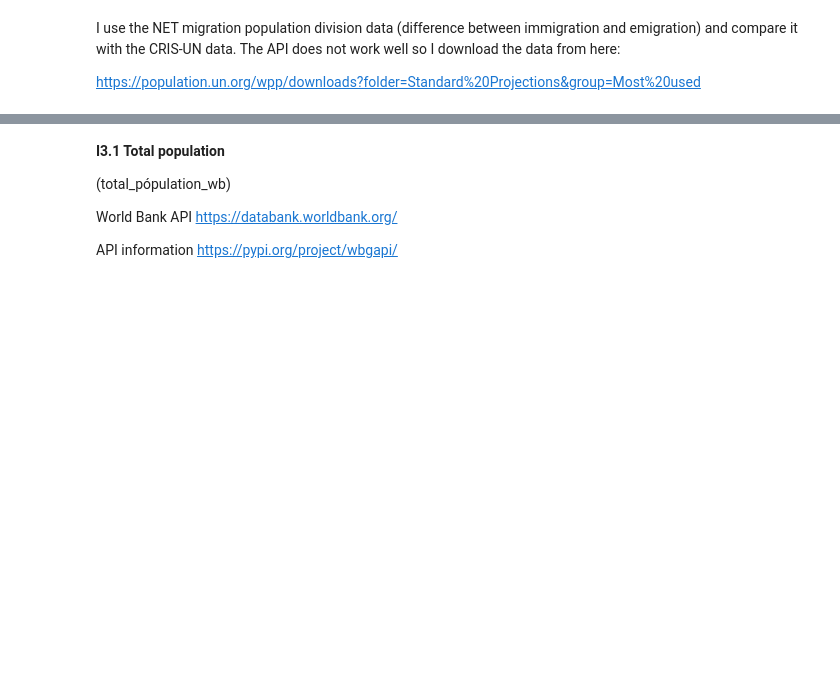
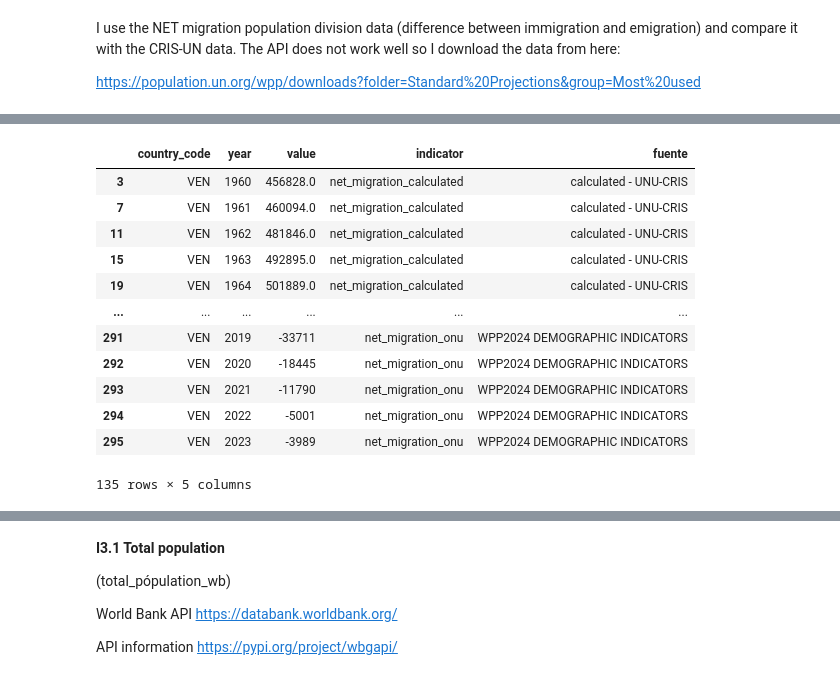
Before and after one commit to natdebandi/migmobs_exploratory, a Jupyter notebook: dataset_construction_v3.ipynb, the cells around one changed output, grey strips where cells are left out. Drawn from its saved outputs; the diff is of its cells as text; code cells hidden in the pictures; blank space fills up the shorter version.

```diff
--- a/dataset_construction_v3.ipynb
+++ b/dataset_construction_v3.ipynb
@@ -874,0 +916,21 @@ https://population.un.org/wpp/downloads?folder=Standard%20Projections&group=Most
+# %%
+# Filter the DataFrame
+filtered_df = db_indicators[
+    ((db_indicators['indicator'] == 'net_migration_onu') | (db_indicators['indicator'] == 'net_migration_calculated')) &
+    (db_indicators['country_code'] == 'VEN')
+]
+filtered_df
+# %% [output]
+|  | country_code | year | value | indicator | fuente |
+| 3 | VEN | 1960 | 456828.0 | net_migration_calculated | calculated - UNU-CRIS |
+| 7 | VEN | 1961 | 460094.0 | net_migration_calculated | calculated - UNU-CRIS |
+| 11 | VEN | 1962 | 481846.0 | net_migration_calculated | calculated - UNU-CRIS |
+| 15 | VEN | 1963 | 492895.0 | net_migration_calculated | calculated - UNU-CRIS |
+| 19 | VEN | 1964 | 501889.0 | net_migration_calculated | calculated - UNU-CRIS |
+| ... | ... | ... | ... | ... | ... |
+| 291 | VEN | 2019 | -33711 | net_migration_onu | WPP2024 DEMOGRAPHIC INDICATORS |
+| 292 | VEN | 2020 | -18445 | net_migration_onu | WPP2024 DEMOGRAPHIC INDICATORS |
+| 293 | VEN | 2021 | -11790 | net_migration_onu | WPP2024 DEMOGRAPHIC INDICATORS |
+| 294 | VEN | 2022 | -5001 | net_migration_onu | WPP2024 DEMOGRAPHIC INDICATORS |
+| 295 | VEN | 2023 | -3989 | net_migration_onu | WPP2024 DEMOGRAPHIC INDICATORS |
+135 rows × 5 columns
```
Also changed, not shown: parts of 5 cells of this notebook.
